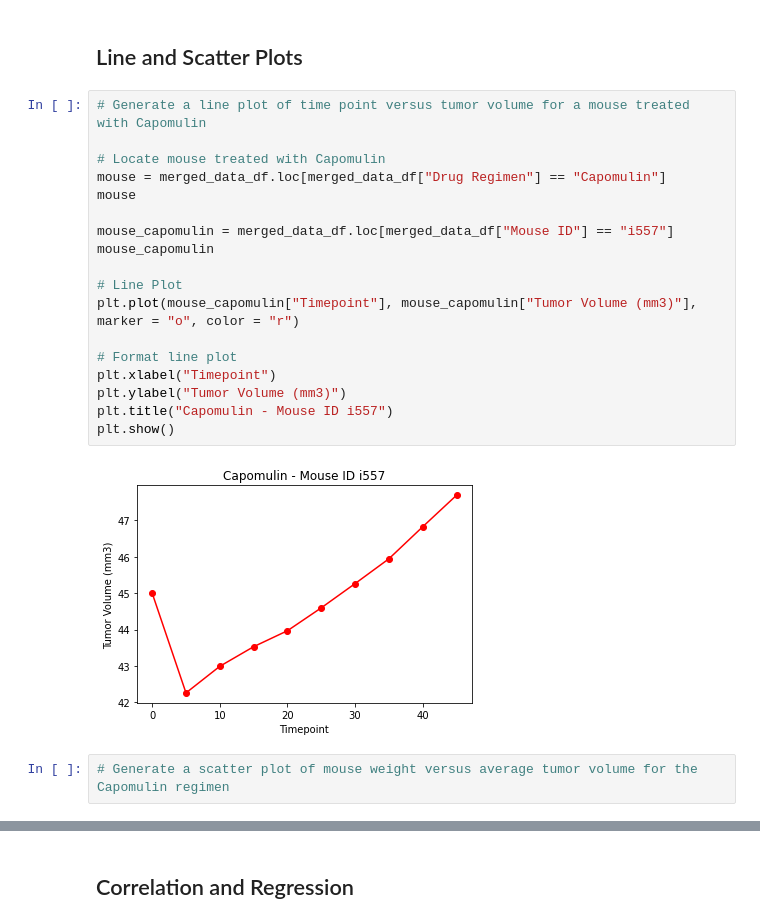
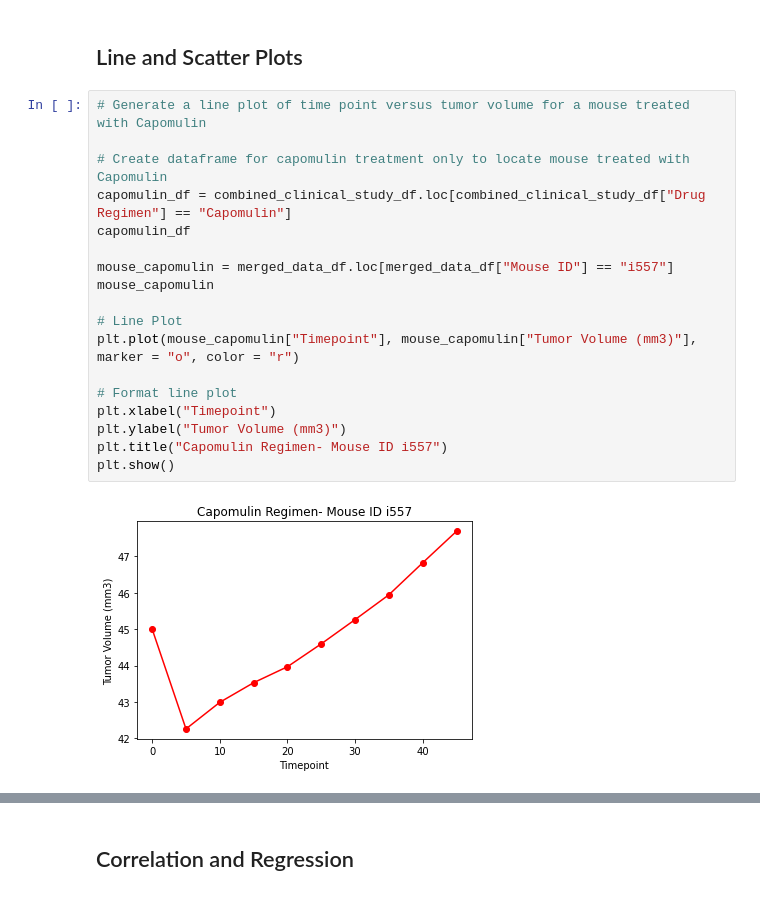
Before and after one commit to V-Villagomez/Matplotlib_Challenge, a Jupyter notebook: Pymaceuticals/pymaceuticals_starter.ipynb, the cells around one changed output, grey strips where cells are left out. Drawn from its saved outputs; the diff is of its cells as text.

```diff
--- a/Pymaceuticals/pymaceuticals_starter.ipynb
+++ b/Pymaceuticals/pymaceuticals_starter.ipynb
@@ -338,22 +338,20 @@ plt.show()
 # %%
 # Generate a line plot of time point versus tumor volume for a mouse treated with Capomulin
 
-# Locate mouse treated with Capomulin
-mouse = merged_data_df.loc[merged_data_df["Drug Regimen"] == "Capomulin"]
-mouse
+# Create dataframe for capomulin treatment only to locate mouse treated with Capomulin
+capomulin_df = combined_clinical_study_df.loc[combined_clinical_study_df["Drug Regimen"] == "Capomulin"]
+capomulin_df
 
 mouse_capomulin = merged_data_df.loc[merged_data_df["Mouse ID"] == "i557"]
 mouse_capomulin
 
 # Line Plot
 plt.plot(mouse_capomulin["Timepoint"], mouse_capomulin["Tumor Volume (mm3)"], marker = "o", color = "r")
 
 # Format line plot
 plt.xlabel("Timepoint")
 plt.ylabel("Tumor Volume (mm3)")
-plt.title("Capomulin - Mouse ID i557")
+plt.title("Capomulin Regimen- Mouse ID i557")
 plt.show()
 # %% [output]
-[figure, old version]
+[figure, new version]
-# %%
-# Generate a scatter plot of mouse weight versus average tumor volume for the Capomulin regimen
```
Also changed, not shown: parts of 1 cell of this notebook.
